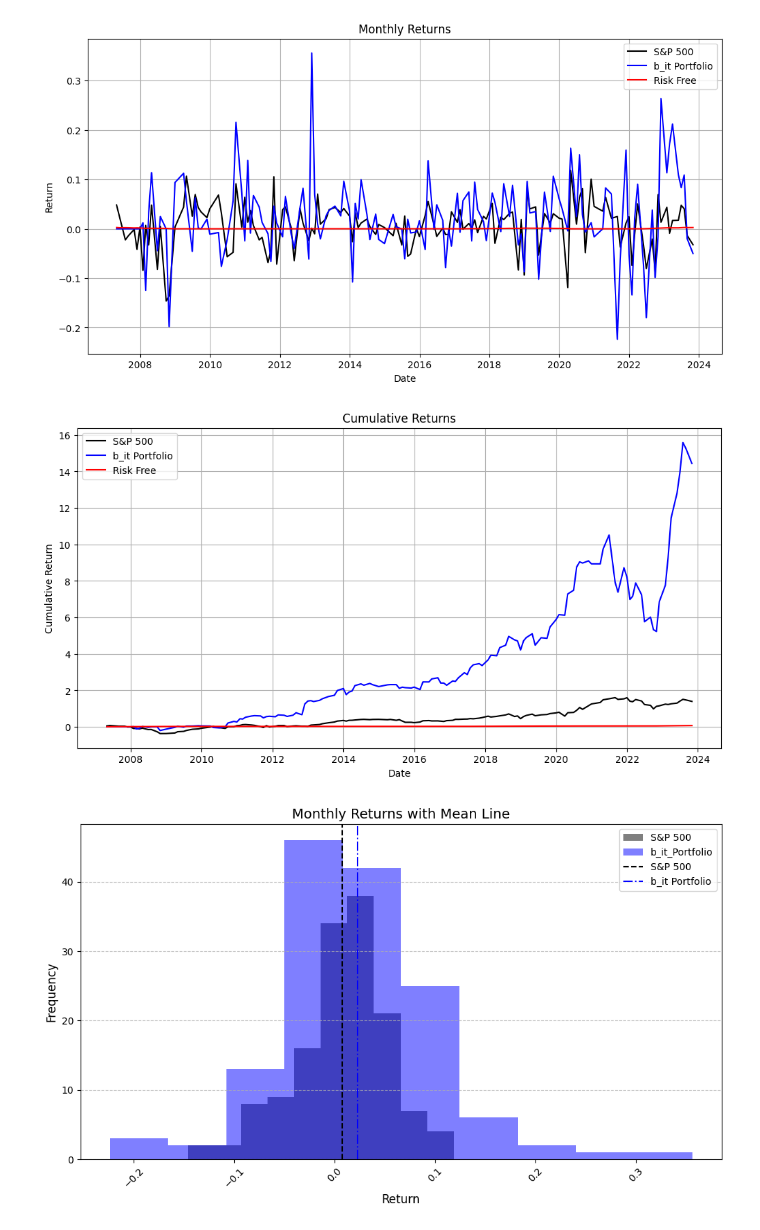
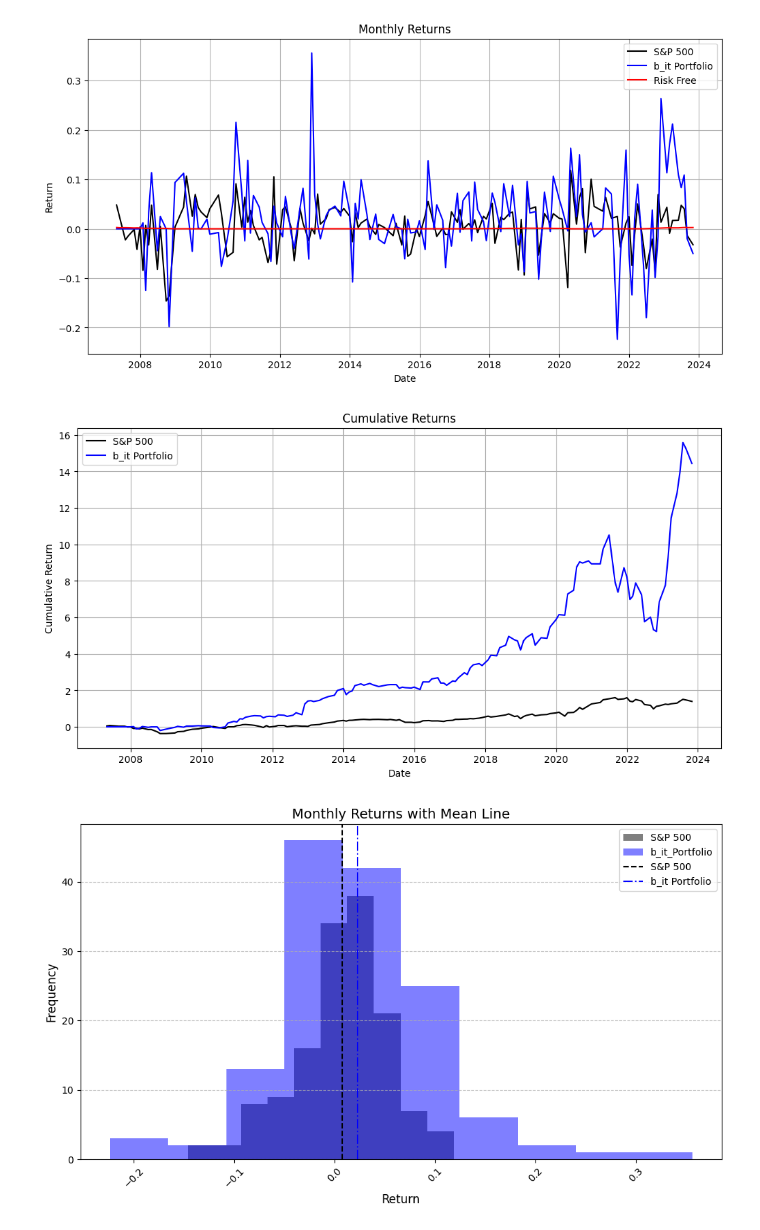
Before and after one commit to veervohra03/CashHedged, a Jupyter notebook: Veer-Base.ipynb, the cells around one changed output. Drawn from its saved outputs; the diff is of its cells as text; code cells hidden in the pictures.

```diff
--- a/Veer-Base.ipynb
+++ b/Veer-Base.ipynb
@@ -596,7 +596,7 @@ def backtest_portfolio(inp, lookback_months, signal='b_it', return_column='stock
     portfolio_returns_df = pd.DataFrame(portfolio_returns)
     portfolio_weights_df = pd.DataFrame(portfolio_weights)
 
-    return portfolio_returns_df#, portfolio_weights_df
+    return portfolio_returns_df, portfolio_weights_df
 # %% [markdown]
 ## Optimization of lookback period
 # %% [markdown]
@@ -711,17 +709,15 @@ portfolio['b_it_portfolio_cum_return'] = np.expm1(portfolio['log_temp_return'].c
 # %%
 plt.figure(figsize=(12, 6))
 plt.plot(portfolio['date'], portfolio['snp_cum_return'], label='S&P 500', color='black')
 plt.plot(portfolio['date'], portfolio['b_it_portfolio_cum_return'], label='b_it Portfolio', color='blue')
-# plt.plot(portfolio['date'], portfolio['cash_hedged_return_portfolio_cum_return'], label='CHR Portfolio', color='green')
-plt.plot(portfolio['date'], portfolio['rf_cum_return'], label='Risk Free', color='red')
 plt.title('Cumulative Returns')
 plt.xlabel('Date')
 plt.ylabel('Cumulative Return')
 plt.legend()
 plt.grid()
 plt.show()
 # %% [output]
-[figure, old version]
+[figure, new version]
 # %%
 plt.figure(figsize=(10, 6))
 
```
Also changed, not shown: parts of 2 cells of this notebook.
